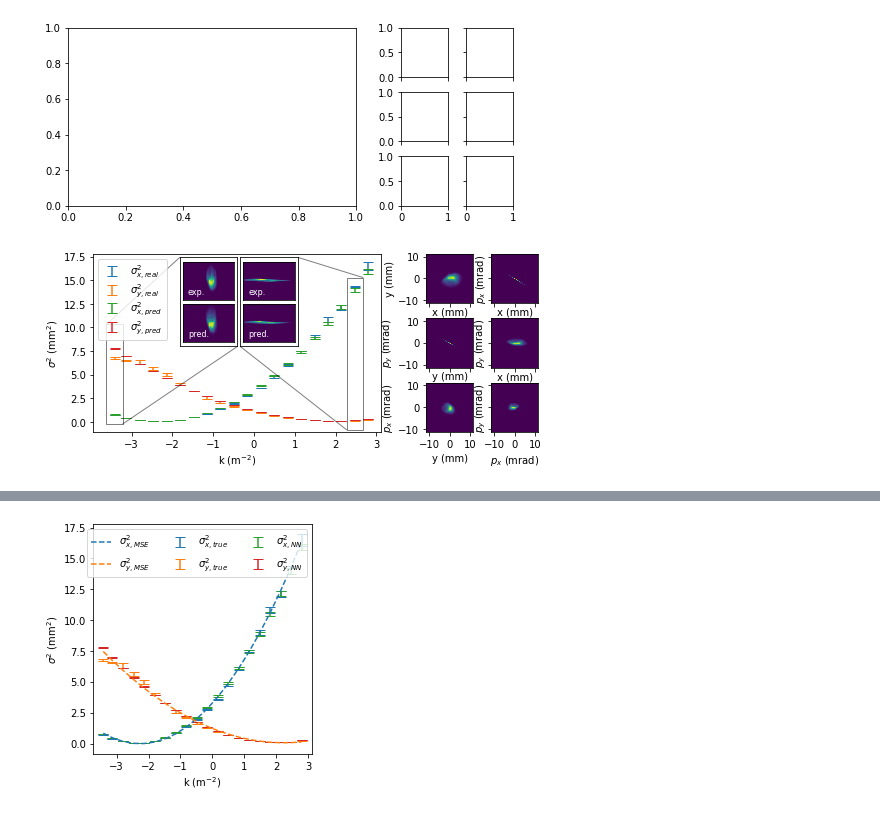
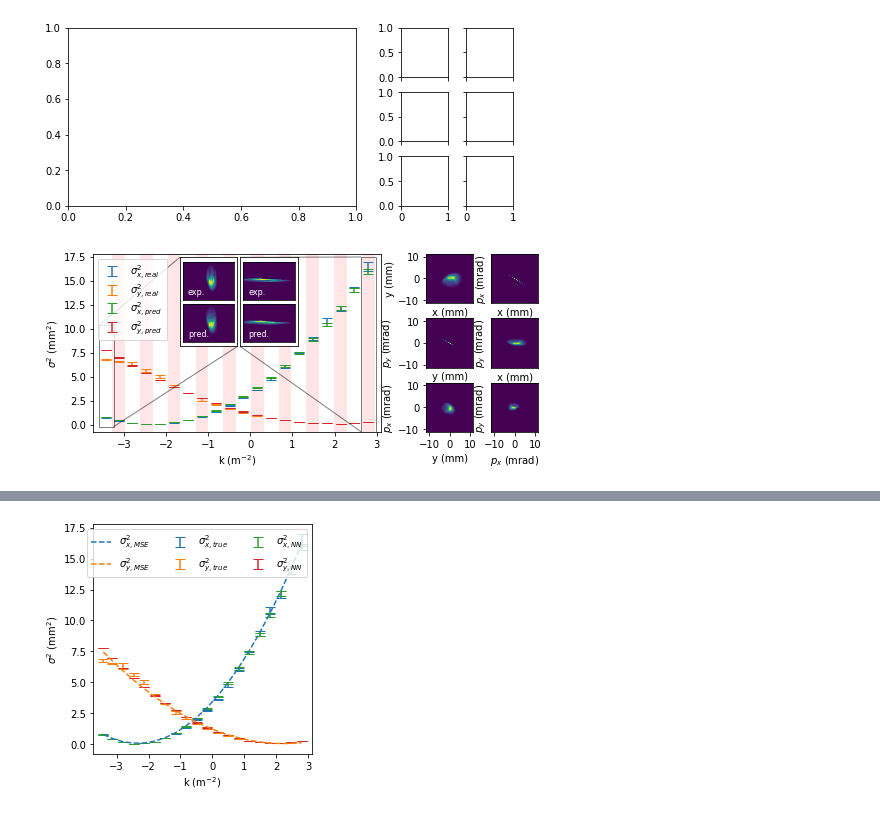
Before and after one commit to roussel-ryan/gpsr, a Jupyter notebook: AWA/analysis_paper_v2.ipynb, the cells around one changed output, grey strips where cells are left out. Drawn from its saved outputs; the diff is of its cells as text; code cells hidden in the pictures.

```diff
--- a/AWA/analysis_paper_v2.ipynb
+++ b/AWA/analysis_paper_v2.ipynb
@@ -78,7 +78,9 @@ create_figure();
 [figure]
 # %%
 # choose image indexes for comparison
-image_idxs = [0,-2]
+from matplotlib.patches import Rectangle
+
+image_idxs = [0,-1]
 image_vmax = None
 image_bins = bins
 image_linewidth = 1
@@ -113,6 +115,13 @@ error_pvariance = torch.std(pvariances, dim=-2) * quad_scan_scale
 quad_scan_ax.errorbar(k, mean_pvariance[...,0], error_pvariance[...,0],capsize=5,ls='', label="$\sigma^2_{x, pred}$")
 quad_scan_ax.errorbar(k, mean_pvariance[...,1], error_pvariance[...,1],capsize=5,ls='', label="$\sigma^2_{y, pred}$")
 
+# denote training and testing data
+rw = 0.3
+y0,y1 = quad_scan_ax.get_ylim()
+for ele in k[1::2]:
+    rect = Rectangle((ele - rw/2, y0), rw, y1-y0, facecolor="red",alpha=0.1,zorder=0)
+    quad_scan_ax.add_patch(rect)
+
 quad_scan_ax.set_xlabel("k (m$^{-2}$)")
 quad_scan_ax.set_ylabel("$\sigma^2$ (mm$^2$)")
 quad_scan_ax.legend(loc=2,labelspacing=0.1)
@@ -122,7 +131,7 @@ def remove_ticks(ax):
     ax.set_xticks([])
 
 # add inset axes for images
-indicator_width = 0.4
+indicator_width = 0.35
 indicator_buffer = 1.0
 inset_height = 0.5
 gap = 0.05
@@ -161,34 +170,40 @@ for j, idx in enumerate(image_idxs[:2]):
 
     for ele in [top_ax, bottom_ax]:
         ele.set_ylim(-image_extent, image_extent)
         ele.set_xlim(-image_extent, image_extent)
         ele.collections[0].set_rasterized(True)
 
 
 # get list of axes for plotting the phase space projections
 ph_axes = proj_axes.flatten()
 
 # add phase space projections
 for ax, pair in zip(ph_axes, phase_spaces):
     _, pred_image = add_image(ax, *pair, pred_initial_beams, [phase_space_bins]*2,
                               scale_axis=1e3)
     ax.collections[0].set_rasterized(True)
     unit = []
     for i in [0,1]:
         if "p" in pair[i]:
             pair[i] = f"$p_{pair[i][-1]}$"
             unit += ["(mrad)"]
         else:
             unit += ["(mm)"]
 
     ax.set_xlabel(pair[0] + " " + unit[0])
     ax.set_ylabel(pair[1] + " " + unit[1], labelpad=3)
 
+for a in proj_axes[:2, :2].flatten():
+    a.tick_params(axis='x', which='both',length=0)
+
+for a in proj_axes[:,1:].flatten():
+    a.tick_params(axis='y', which='both',length=0)
+
 #ph_axes.flatten()[-1].set_ylabel("$\delta$ (10$^{-3}$)");
 fig.savefig("exp_results.png", dpi=300)
 fig.savefig("exp_results.svg")
 # %% [output]
-[figure, old version]
+[figure, new version]
 # %%
 # do quad scan analysis
 import sys
```
Also changed, not shown: parts of 1 cell of this notebook, 1 other file.
